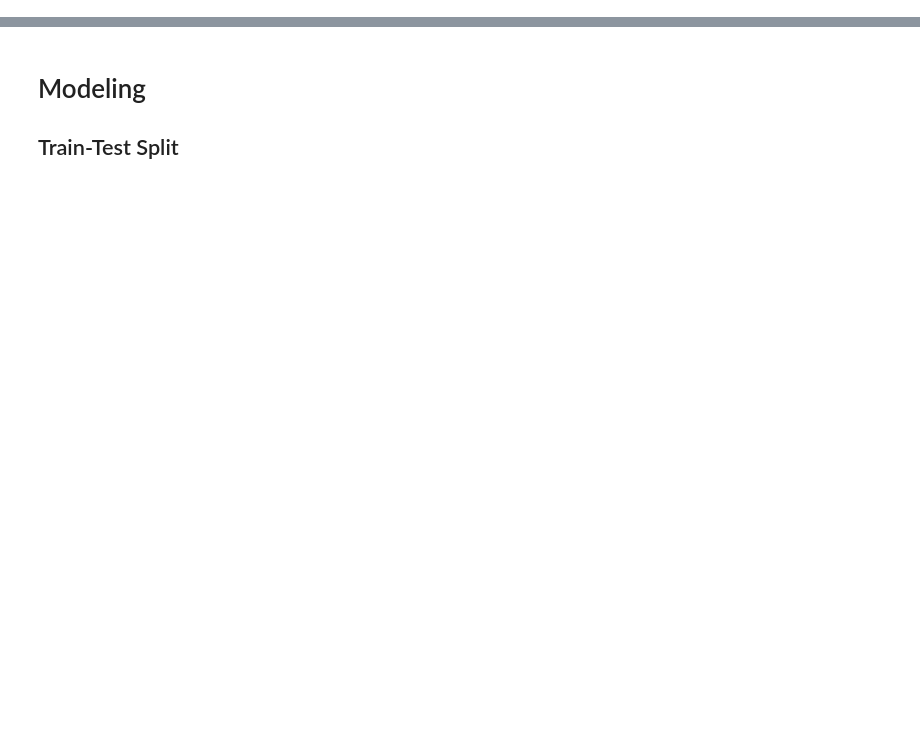
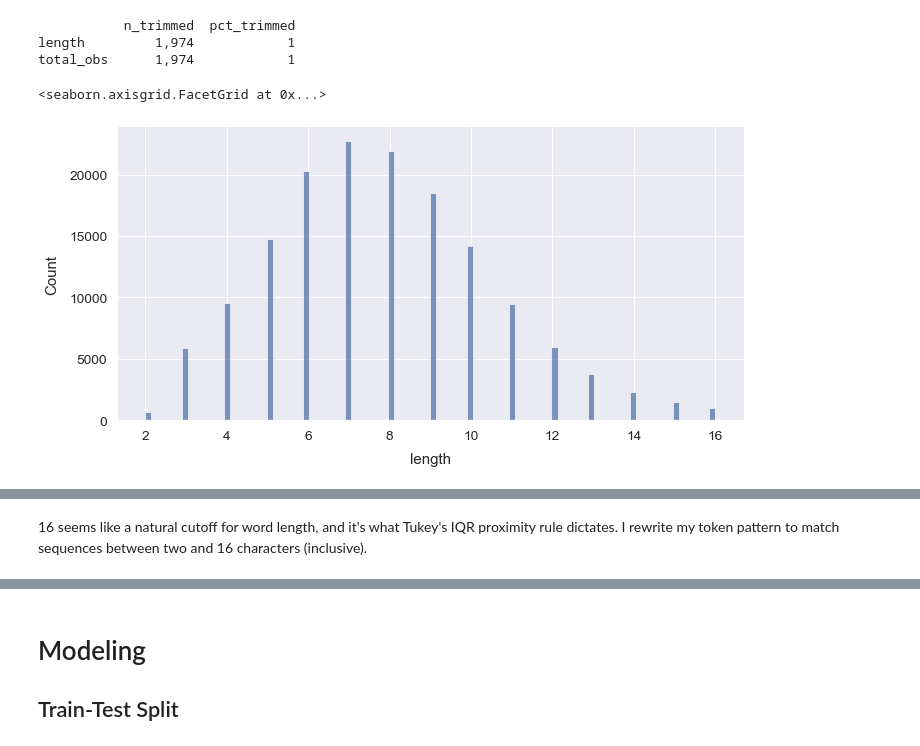
Before and after one commit to ndgigliotti/amazon-product-classifier, a Jupyter notebook: main.ipynb, the cells around one changed output, grey strips where cells are left out. Drawn from its saved outputs; the diff is of its cells as text; code cells hidden in the pictures; blank space fills up the shorter version.

```diff
--- a/main.ipynb
+++ b/main.ipynb
@@ -419,0 +515,10 @@ samp.main_cat.value_counts().to_frame().style.bar()
+# %%
+inlier_idx = outliers.tukey_trim(samp_vocab["length"]).index
+samp_vocab = samp_vocab.loc[inlier_idx]
+sns.displot(data=samp_vocab, x="length", kind="hist", aspect=2)
+# %% [output]
+           n_trimmed  pct_trimmed
+length         1,974            1
+total_obs      1,974            1
+<seaborn.axisgrid.FacetGrid at 0x...>
+[figure, added]
@@ -419,0 +526,2 @@ samp.main_cat.value_counts().to_frame().style.bar()
+# %% [markdown]
+16 seems like a natural cutoff for word length, and it's what Tukey's IQR proximity rule dictates. I rewrite my token pattern to match sequences between two and 16 characters (inclusive).
```
Also changed, not shown: parts of 130 cells of this notebook.
